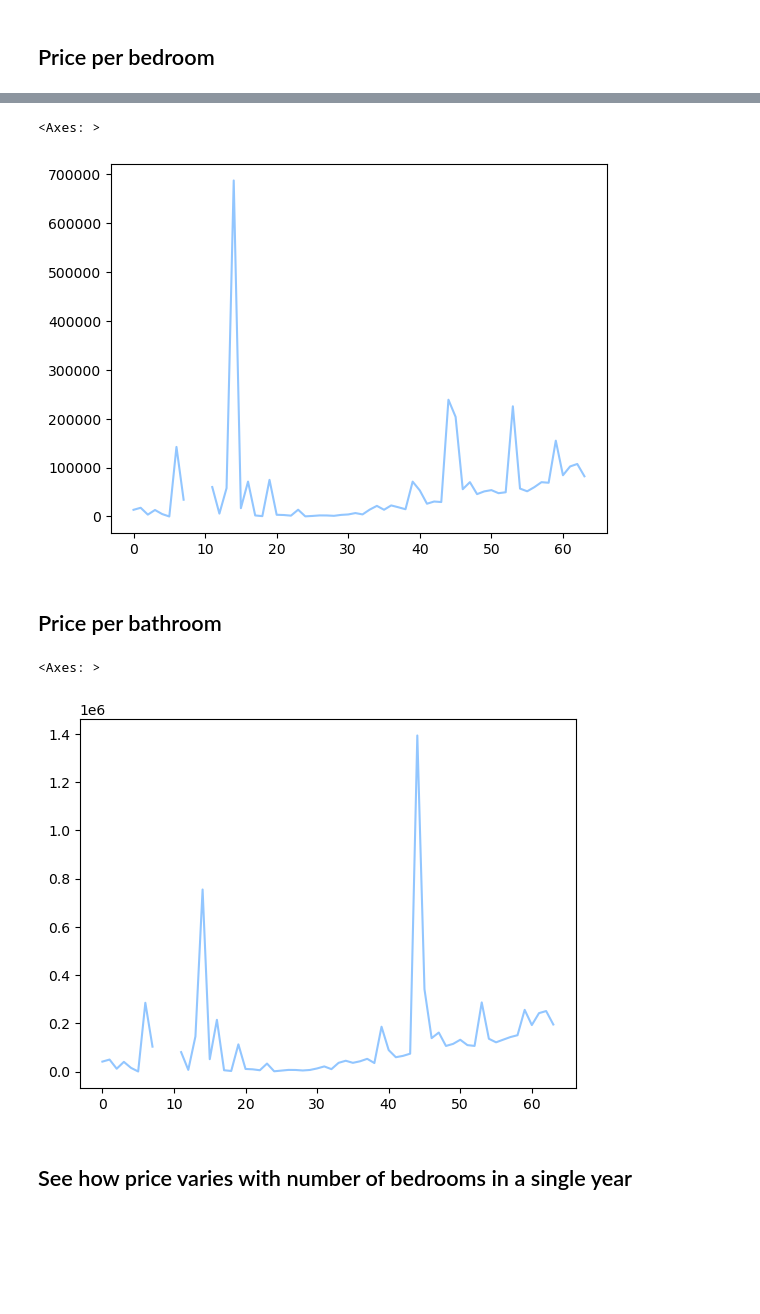
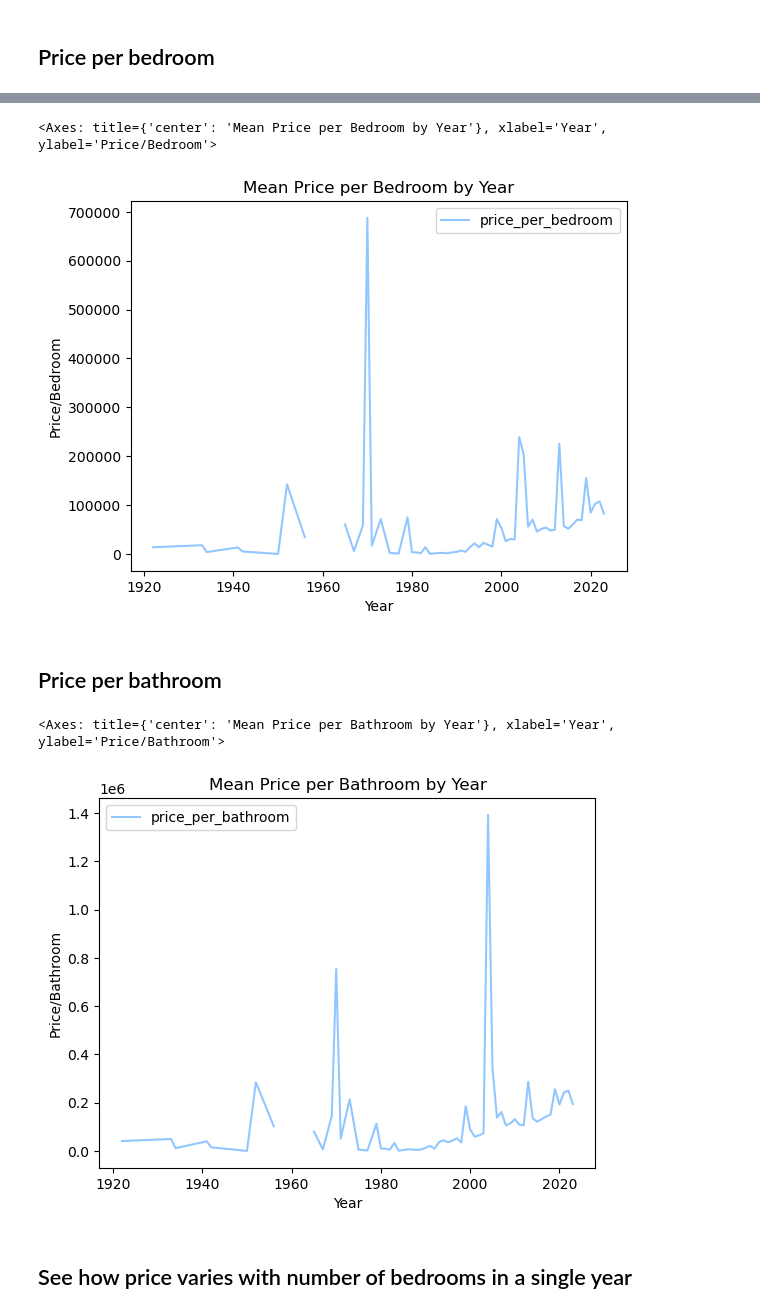
Before and after one commit to AGanguli/PhillyRealEstateEstimator, a Jupyter notebook: create-model.ipynb, the cells around one changed output, grey strips where cells are left out. Saved outputs shown, nothing was run; the diff lists cells and outputs as text; code cells hidden in the pictures; blank space fills up the shorter version.

```diff
--- a/create-model.ipynb
+++ b/create-model.ipynb
@@ -254,15 +301,27 @@ plt.show()
 # %%
-price_per_area['price_per_bedroom'].plot()
+price_per_area.plot(
+    title="Mean Price per Bedroom by Year",
+    x = 'transfer_year',
+    y = 'price_per_bedroom',
+    xlabel = "Year",
+    ylabel = "Price/Bedroom"
+)
 # %% [output]
-<Axes: >
+<Axes: title={'center': 'Mean Price per Bedroom by Year'}, xlabel='Year', ylabel='Price/Bedroom'>
-[figure, old version]
+[figure, new version]
 # %% [markdown]
 ## Price per bathroom
 # %%
-price_per_area['price_per_bathroom'].plot()
+price_per_area.plot(
+    title="Mean Price per Bathroom by Year",
+    x = 'transfer_year',
+    y = 'price_per_bathroom',
+    xlabel = "Year",
+    ylabel = "Price/Bathroom"
+)
 # %% [output]
-<Axes: >
+<Axes: title={'center': 'Mean Price per Bathroom by Year'}, xlabel='Year', ylabel='Price/Bathroom'>
-[figure, old version]
+[figure, new version]
 # %% [markdown]
 ## See how price varies with number of bedrooms in a single year
 # %%
```
Also changed, not shown: parts of 18 cells of this notebook.
